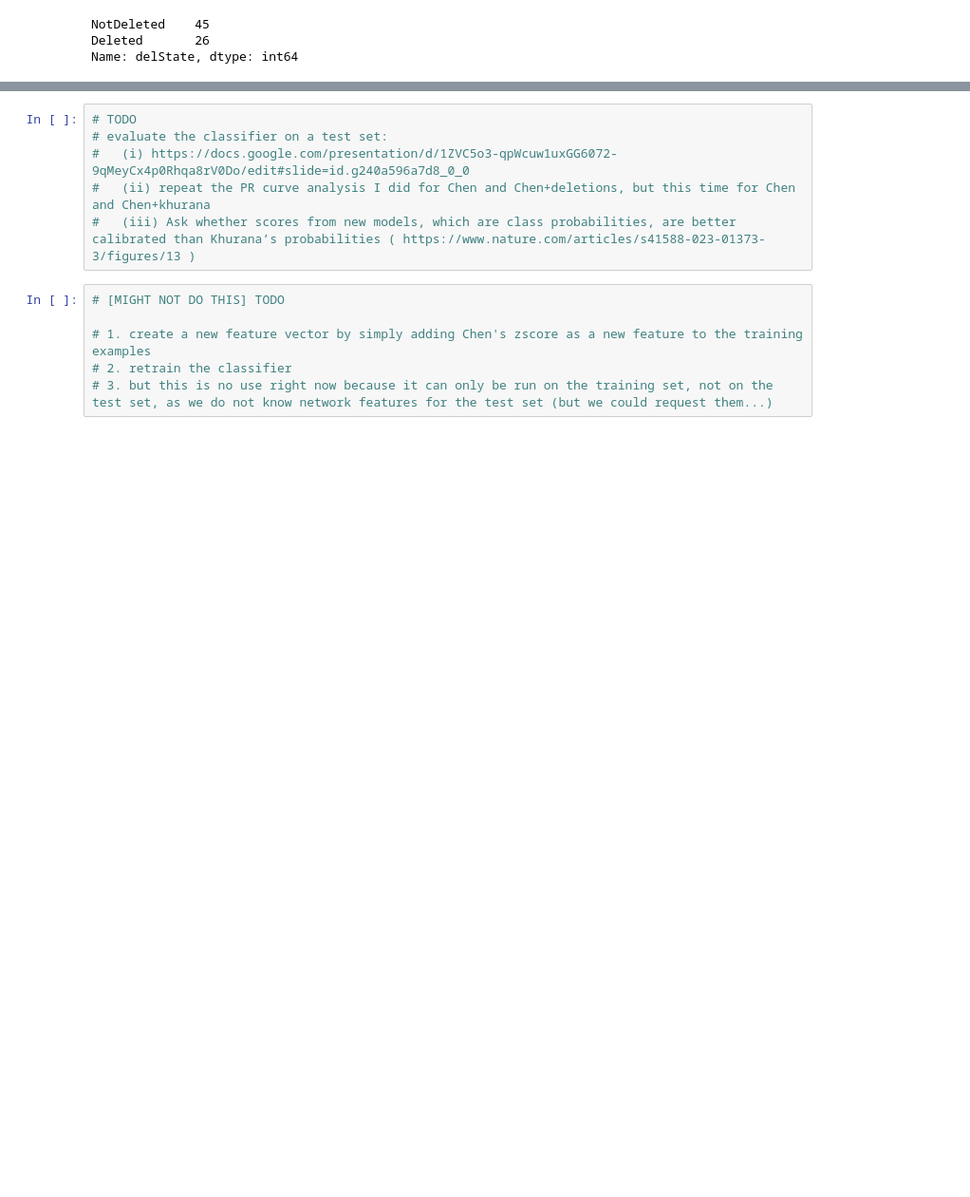
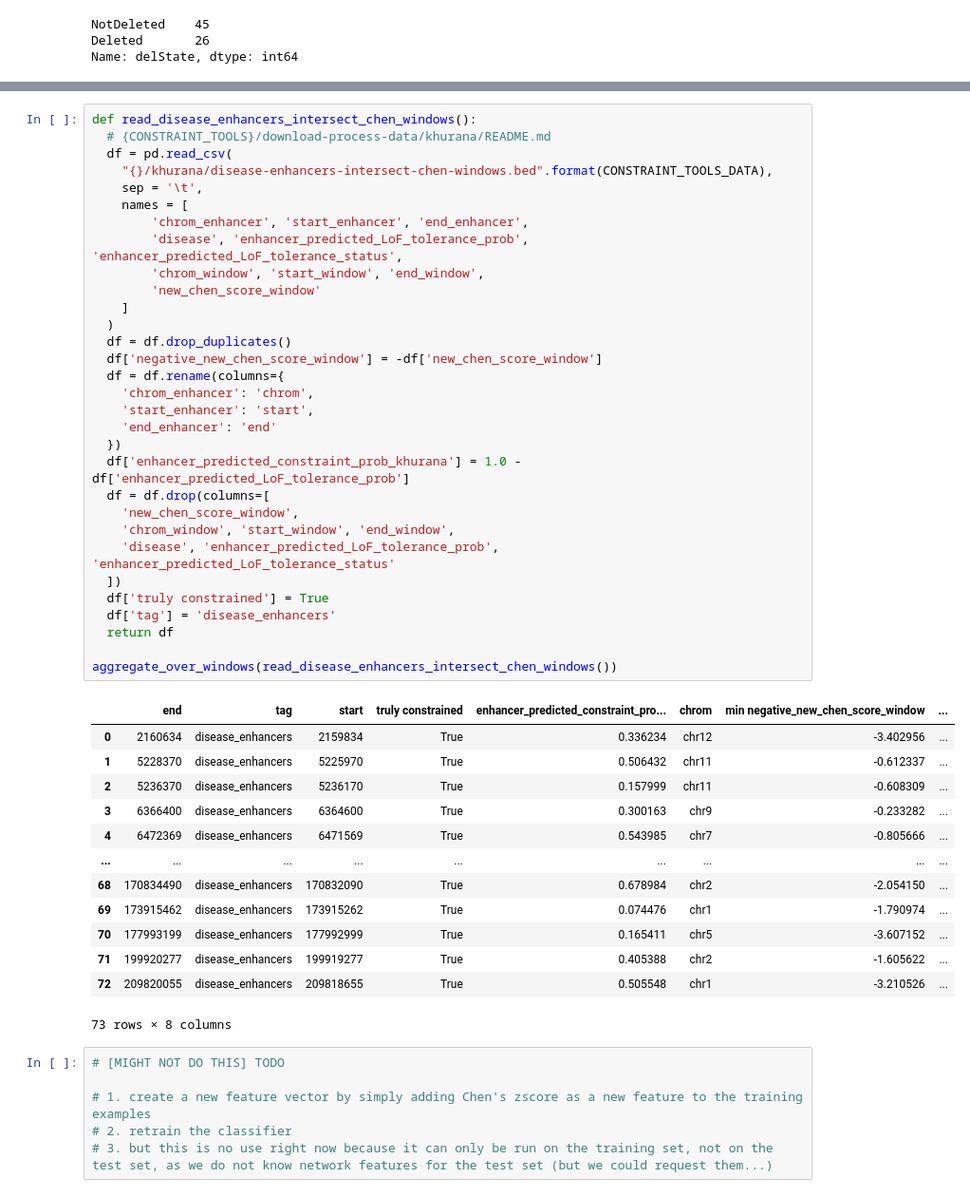
Before and after one commit to petermchale/lofTolEnhancers, a Jupyter notebook: a.ipynb, the cells around one changed output, grey strips where cells are left out. Shown at 95% size. Cells and saved outputs as stored; diff of their text form; blank space fills up the shorter version.

```diff
--- a/a.ipynb
+++ b/a.ipynb
@@ -273,9 +287,48 @@ LogisticRegression(C=1.0, class_weight=None, dual=False, fit_intercept=True,
-# %%
-# TODO
-# evaluate the classifier on a test set:
-#   (i) https://docs.google.com/presentation/d/1ZVC5o3-qpWcuw1uxGG6072-9qMeyCx4p0Rhqa8rV0Do/edit#slide=id.g240a596a7d8_0_0
-#   (ii) repeat the PR curve analysis I did for Chen and Chen+deletions, but this time for Chen and Chen+khurana
-#   (iii) Ask whether scores from new models, which are class probabilities, are better calibrated than Khurana’s probabilities ( https://www.nature.com/articles/s41588-023-01373-3/figures/13 )
+# %%
+def read_disease_enhancers_intersect_chen_windows():
+  # {CONSTRAINT_TOOLS}/download-process-data/khurana/README.md
+  df = pd.read_csv(
+    "{}/khurana/disease-enhancers-intersect-chen-windows.bed".format(CONSTRAINT_TOOLS_DATA),
+    sep = '\t',
+    names = [
+        'chrom_enhancer', 'start_enhancer', 'end_enhancer',
+        'disease', 'enhancer_predicted_LoF_tolerance_prob', 'enhancer_predicted_LoF_tolerance_status',
+        'chrom_window', 'start_window', 'end_window',
+        'new_chen_score_window'
+    ]
+  )
+  df = df.drop_duplicates()
+  df['negative_new_chen_score_window'] = -df['new_chen_score_window']
+  df = df.rename(columns={
+    'chrom_enhancer': 'chrom',
+    'start_enhancer': 'start',
+    'end_enhancer': 'end'
+  })
+  df['enhancer_predicted_constraint_prob_khurana'] = 1.0 - df['enhancer_predicted_LoF_tolerance_prob']
+  df = df.drop(columns=[
+    'new_chen_score_window',
+    'chrom_window', 'start_window', 'end_window',
+    'disease', 'enhancer_predicted_LoF_tolerance_prob', 'enhancer_predicted_LoF_tolerance_status'
+  ])
+  df['truly constrained'] = True
+  df['tag'] = 'disease_enhancers'
+  return df
+
+aggregate_over_windows(read_disease_enhancers_intersect_chen_windows())
+# %% [output]
+|  | end | tag | start | truly constrained | enhancer_predicted_constraint_pro... | chrom | min negative_new_chen_score_window | ... |
+| 0 | 2160634 | disease_enhancers | 2159834 | True | 0.336234 | chr12 | -3.402956 | ... |
+| 1 | 5228370 | disease_enhancers | 5225970 | True | 0.506432 | chr11 | -0.612337 | ... |
+| 2 | 5236370 | disease_enhancers | 5236170 | True | 0.157999 | chr11 | -0.608309 | ... |
+| 3 | 6366400 | disease_enhancers | 6364600 | True | 0.300163 | chr9 | -0.233282 | ... |
+| 4 | 6472369 | disease_enhancers | 6471569 | True | 0.543985 | chr7 | -0.805666 | ... |
+| ... | ... | ... | ... | ... | ... | ... | ... | ... |
+| 68 | 170834490 | disease_enhancers | 170832090 | True | 0.678984 | chr2 | -2.054150 | ... |
+| 69 | 173915462 | disease_enhancers | 173915262 | True | 0.074476 | chr1 | -1.790974 | ... |
+| 70 | 177993199 | disease_enhancers | 177992999 | True | 0.165411 | chr5 | -3.607152 | ... |
+| 71 | 199920277 | disease_enhancers | 199919277 | True | 0.405388 | chr2 | -1.605622 | ... |
+| 72 | 209820055 | disease_enhancers | 209818655 | True | 0.505548 | chr1 | -3.210526 | ... |
+73 rows × 8 columns
 # %%
 # [MIGHT NOT DO THIS] TODO
 
```
Also changed, not shown: parts of 3 cells of this notebook, 3 other files.
